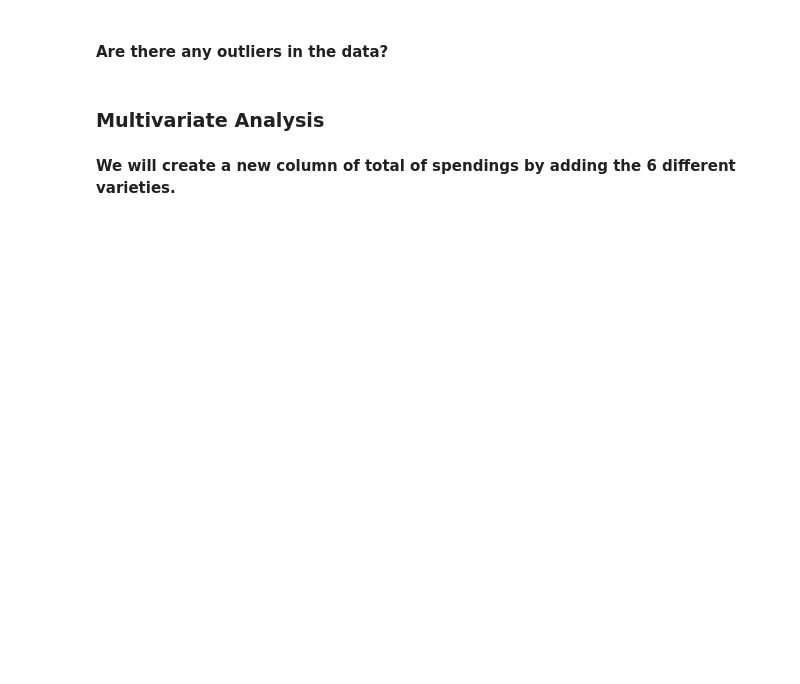
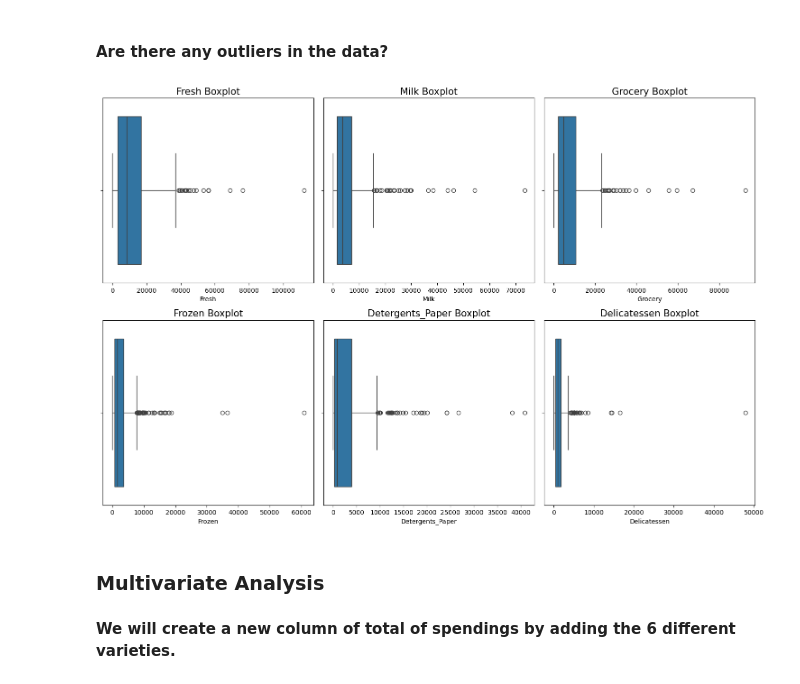
Before and after one commit to devopsopenshift/python, a Jupyter notebook: guided_project/PDS_Extended_Project_LearnerNotebook_Student_file.ipynb, the cells around one changed output. Saved outputs shown, nothing was run; the diff lists cells and outputs as text; code cells hidden in the pictures; blank space fills up the shorter version.

```diff
--- a/guided_project/PDS_Extended_Project_LearnerNotebook_Student_file.ipynb
+++ b/guided_project/PDS_Extended_Project_LearnerNotebook_Student_file.ipynb
@@ -122,16 +167,18 @@ plt.show()
 #### Are there any outliers in the data?
 # %%
 cols = ['Fresh', 'Milk', 'Grocery', 'Frozen', 'Detergents_Paper', 'Delicatessen']
-fig, axes = plt.subplots(nrows=2, ncols=3, figsize=(18, 10))
+fig, axes = plt.subplots(nrows=2, ncols=3, figsize=(15, 10))
 
 for i in range(len(cols)):
     ax = axes[i // 3, i % 3]
     col = cols[i]
-    sns.'_______'(data='__', x=col, orient="v", ax=ax) ## Complete the code to create boxplot
+    sns.boxplot(data=df, x=col, orient="v", ax=ax) ## Complete the code to create boxplot
     ax.set_title(col + " Boxplot", fontsize=15)
 
 plt.tight_layout()
 plt.show()
+# %% [output]
+[figure, added]
 # %% [markdown]
 ### Multivariate Analysis
 # %% [markdown]
```
Also changed, not shown: parts of 29 cells of this notebook.
